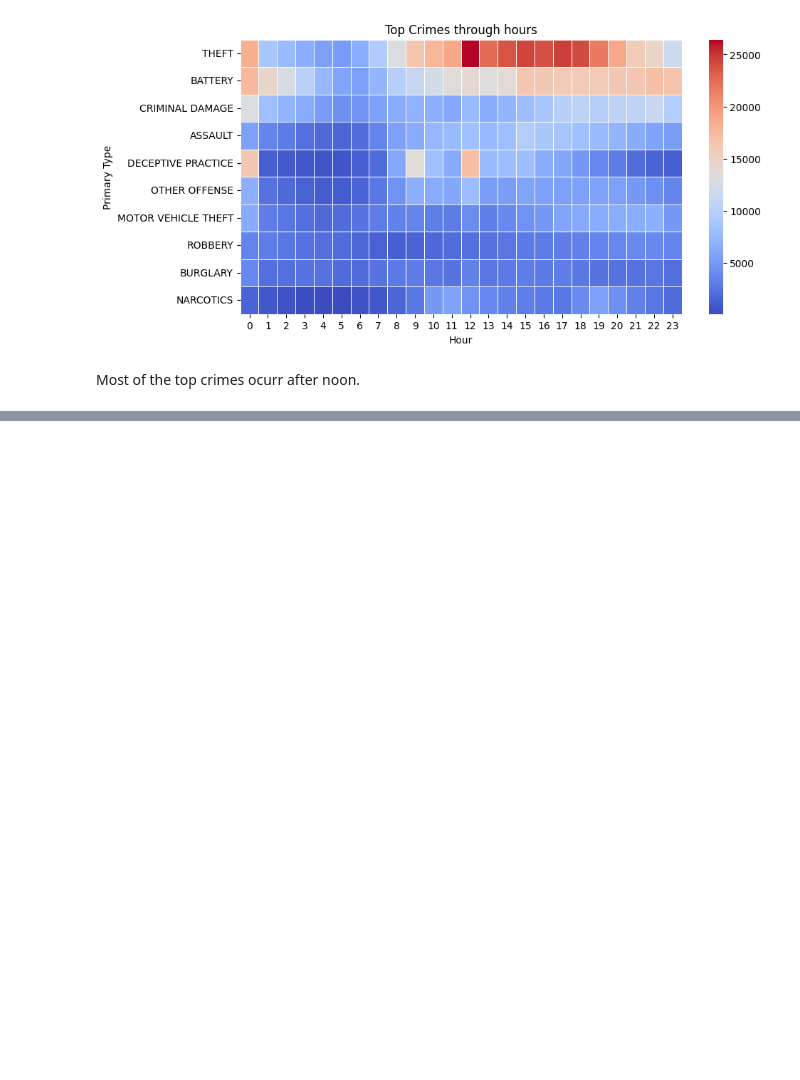
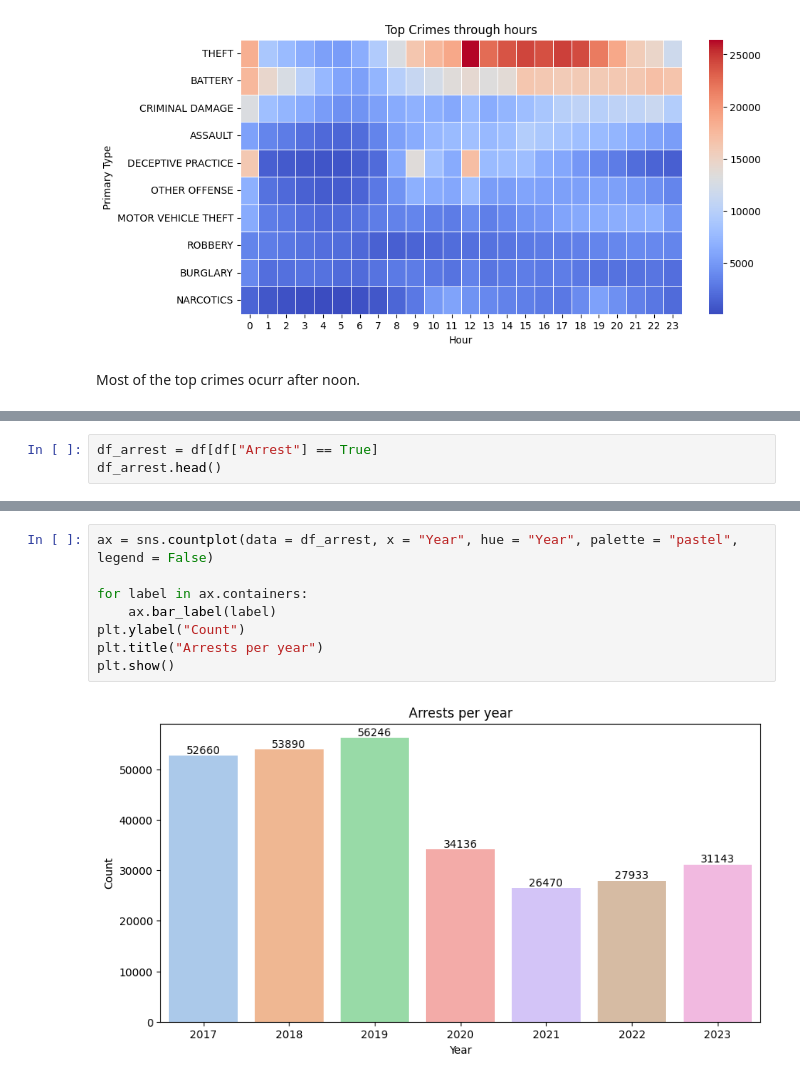
Before and after one commit to alejo1630/chicago_crimes, a Jupyter notebook: chicago_crimes.ipynb, the cells around one changed output, grey strips where cells are left out. Drawn from its saved outputs; the diff is of its cells as text; blank space fills up the shorter version.

```diff
--- a/chicago_crimes.ipynb
+++ b/chicago_crimes.ipynb
@@ -376,0 +347,3 @@ array(['STREET', 'APARTMENT', 'BAR OR TAVERN', 'RESIDENCE',
+# %%
+df_arrest = df[df["Arrest"] == True]
+df_arrest.head()
@@ -376,0 +358,10 @@ array(['STREET', 'APARTMENT', 'BAR OR TAVERN', 'RESIDENCE',
+# %%
+ax = sns.countplot(data = df_arrest, x = "Year", hue = "Year", palette = "pastel", legend = False)
+
+for label in ax.containers:
+    ax.bar_label(label)
+plt.ylabel("Count")
+plt.title("Arrests per year")
+plt.show()
+# %% [output]
+[figure, added]
```
Also changed, not shown: parts of 47 cells of this notebook.
